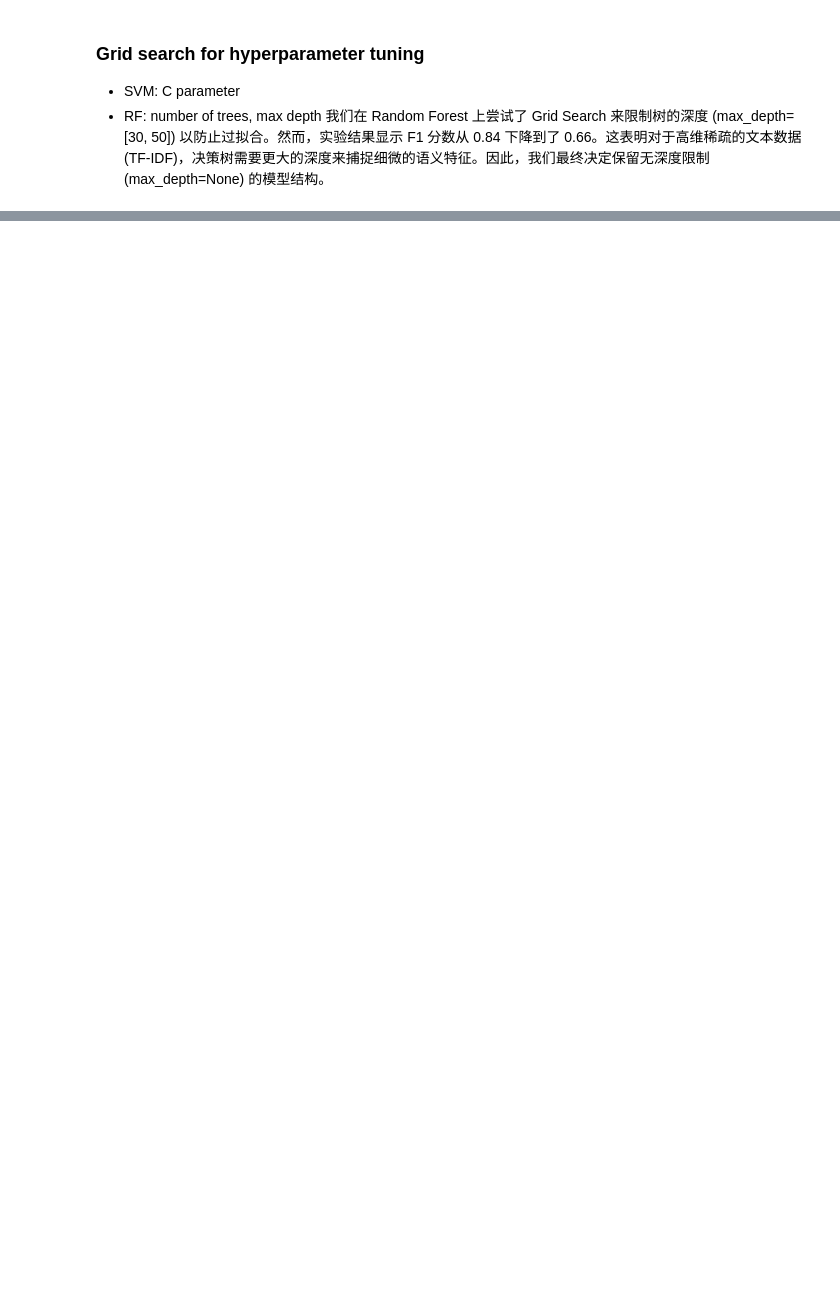
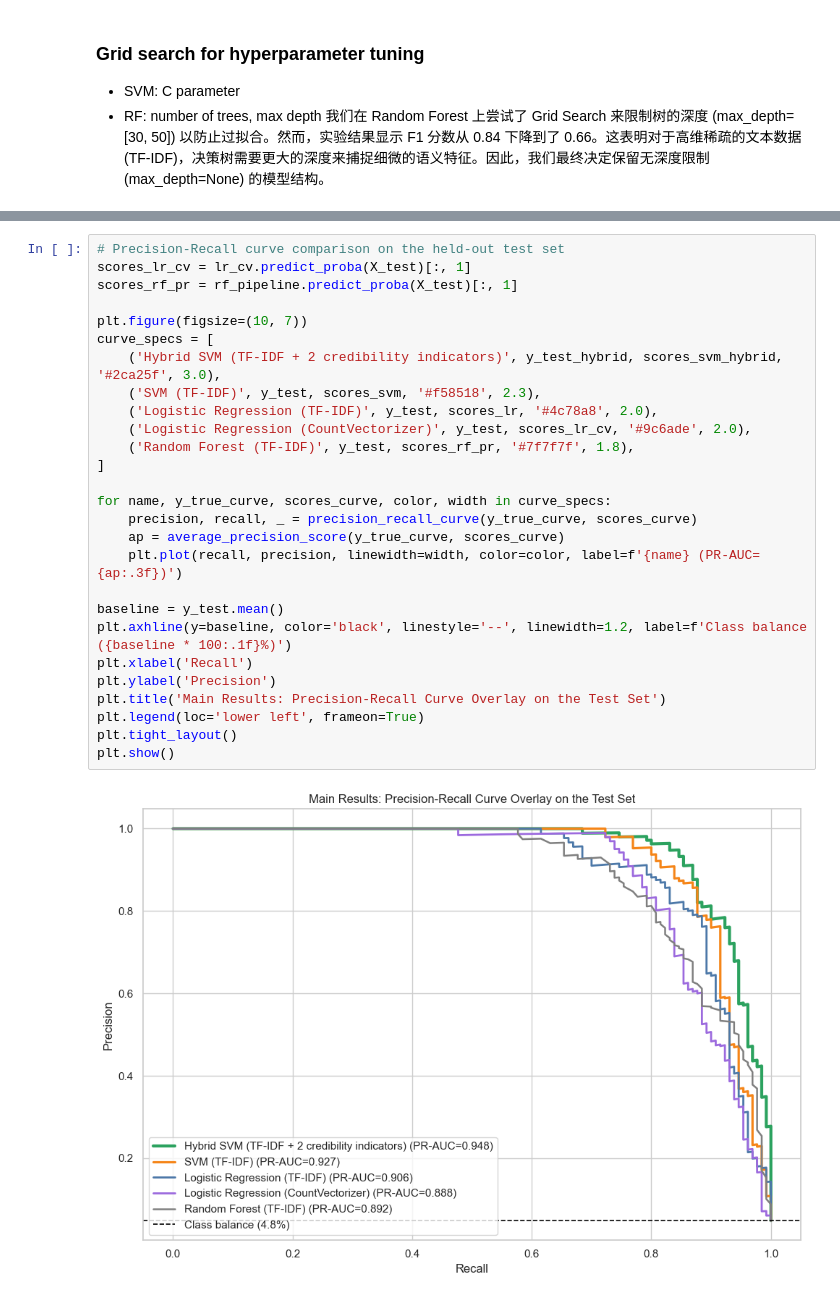
Before and after one commit to Lexie000/Fake-Job-Detection-NLP, a Jupyter notebook: Notebook/03_models.ipynb, the cells around one changed output, grey strips where cells are left out. Drawn from its saved outputs; the diff is of its cells as text; blank space fills up the shorter version.

```diff
--- a/Notebook/03_models.ipynb
+++ b/Notebook/03_models.ipynb
@@ -549,0 +729,29 @@ sns.heatmap(cm, annot=True, fmt='d', cmap='Blues', xticklabels=['Not Fraud', 'Fr
+# %%
+# Precision-Recall curve comparison on the held-out test set
+scores_lr_cv = lr_cv.predict_proba(X_test)[:, 1]
+scores_rf_pr = rf_pipeline.predict_proba(X_test)[:, 1]
+
+plt.figure(figsize=(10, 7))
+curve_specs = [
+    ('Hybrid SVM (TF-IDF + 2 credibility indicators)', y_test_hybrid, scores_svm_hybrid, '#2ca25f', 3.0),
+    ('SVM (TF-IDF)', y_test, scores_svm, '#f58518', 2.3),
+    ('Logistic Regression (TF-IDF)', y_test, scores_lr, '#4c78a8', 2.0),
+    ('Logistic Regression (CountVectorizer)', y_test, scores_lr_cv, '#9c6ade', 2.0),
+    ('Random Forest (TF-IDF)', y_test, scores_rf_pr, '#7f7f7f', 1.8),
+]
+
+for name, y_true_curve, scores_curve, color, width in curve_specs:
+    precision, recall, _ = precision_recall_curve(y_true_curve, scores_curve)
+    ap = average_precision_score(y_true_curve, scores_curve)
+    plt.plot(recall, precision, linewidth=width, color=color, label=f'{name} (PR-AUC={ap:.3f})')
+
+baseline = y_test.mean()
+plt.axhline(y=baseline, color='black', linestyle='--', linewidth=1.2, label=f'Class balance ({baseline * 100:.1f}%)')
+plt.xlabel('Recall')
+plt.ylabel('Precision')
+plt.title('Main Results: Precision-Recall Curve Overlay on the Test Set')
+plt.legend(loc='lower left', frameon=True)
+plt.tight_layout()
+plt.show()
+# %% [output]
+[figure, added]
```
Also changed, not shown: parts of 45 cells of this notebook, 27 other files.
